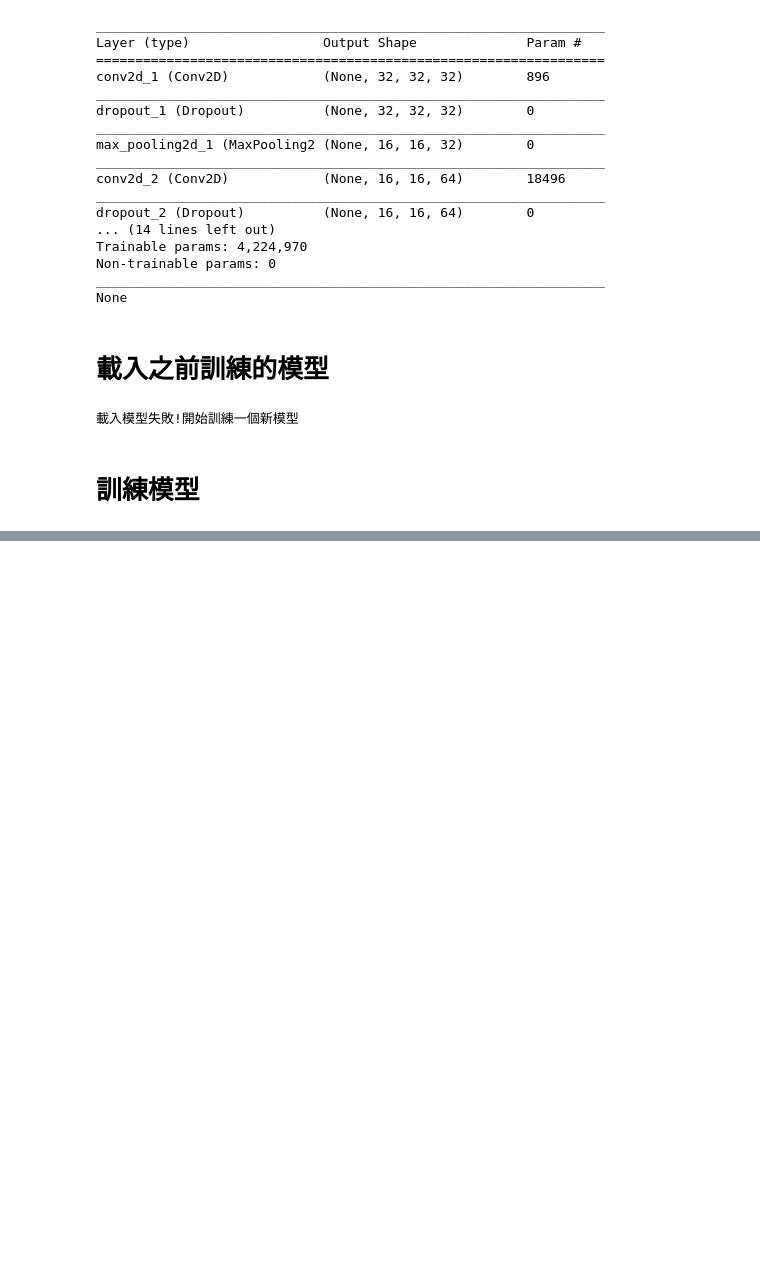
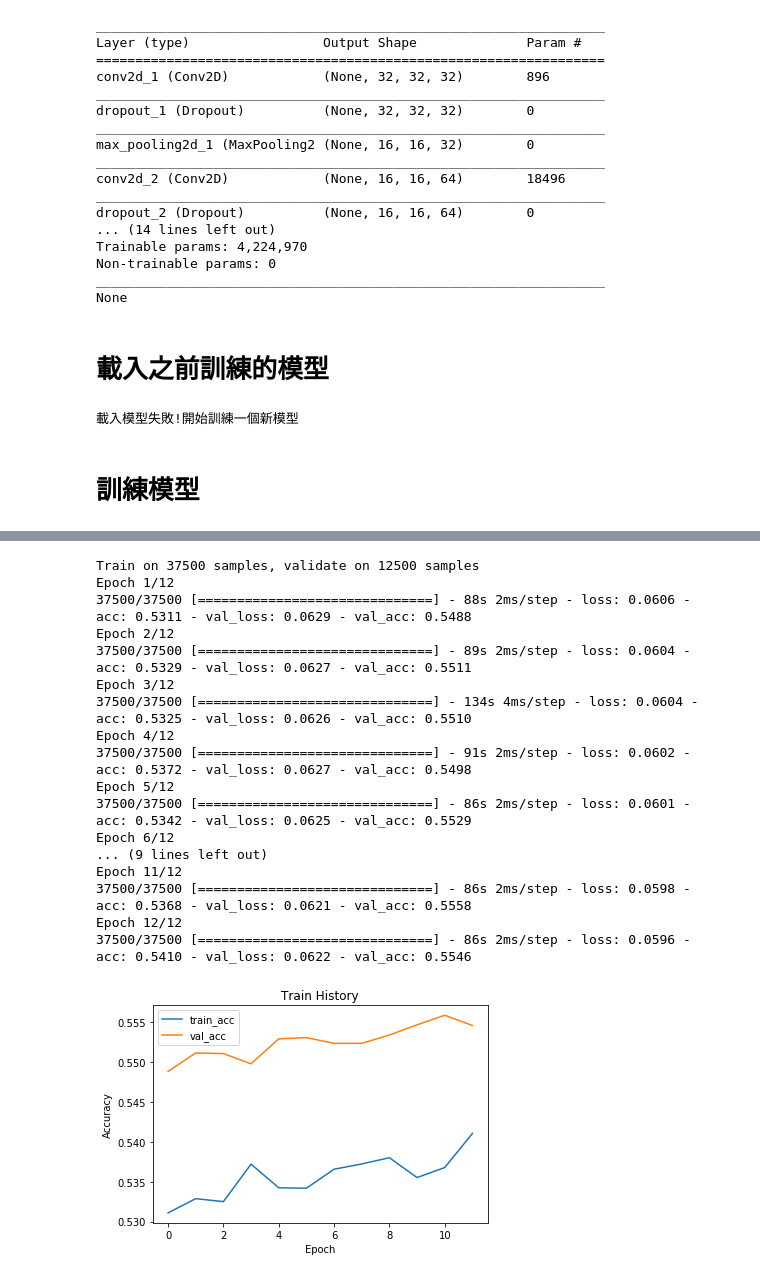
Before and after one commit to lingchingteng/100Day-ML-Marathon, a Jupyter notebook: homework/Day71-使用損失函數_HW.ipynb, the cells around one changed output, grey strips where cells are left out. Cells and saved outputs as stored; diff of their text form; code cells hidden in the pictures; blank space fills up the shorter version.

```diff
--- a/homework/Day71-使用損失函數_HW.ipynb
+++ b/homework/Day71-使用損失函數_HW.ipynb
@@ -173,0 +175,29 @@ Epoch 12/12
+# %%
+model.compile(loss='MSE', optimizer='sgd', metrics=['accuracy'])
+
+#模型訓練, "Train_History" 把訓練過程所得到的數值存起來
+MSE_train_history = model.fit(x_img_train_normalize, y_label_train_OneHot,
+                          validation_split=0.25,
+                          epochs=12, batch_size=128, verbose=1)
+
+show_train_history(MSE_train_history, 'acc', 'val_acc')
+model.save('day71_MSE_model.h5')
+# %% [output]
+Train on 37500 samples, validate on 12500 samples
+Epoch 1/12
+37500/37500 [==============================] - 88s 2ms/step - loss: 0.0606 - acc: 0.5311 - val_loss: 0.0629 - val_acc: 0.5488
+Epoch 2/12
+37500/37500 [==============================] - 89s 2ms/step - loss: 0.0604 - acc: 0.5329 - val_loss: 0.0627 - val_acc: 0.5511
+Epoch 3/12
+37500/37500 [==============================] - 134s 4ms/step - loss: 0.0604 - acc: 0.5325 - val_loss: 0.0626 - val_acc: 0.5510
+Epoch 4/12
+37500/37500 [==============================] - 91s 2ms/step - loss: 0.0602 - acc: 0.5372 - val_loss: 0.0627 - val_acc: 0.5498
+Epoch 5/12
+37500/37500 [==============================] - 86s 2ms/step - loss: 0.0601 - acc: 0.5342 - val_loss: 0.0625 - val_acc: 0.5529
+Epoch 6/12
+... (9 lines left out)
+Epoch 11/12
+37500/37500 [==============================] - 86s 2ms/step - loss: 0.0598 - acc: 0.5368 - val_loss: 0.0621 - val_acc: 0.5558
+Epoch 12/12
+37500/37500 [==============================] - 86s 2ms/step - loss: 0.0596 - acc: 0.5410 - val_loss: 0.0622 - val_acc: 0.5546
+[figure, added]
```
Also changed, not shown: parts of 2 cells of this notebook, 7 other files.
